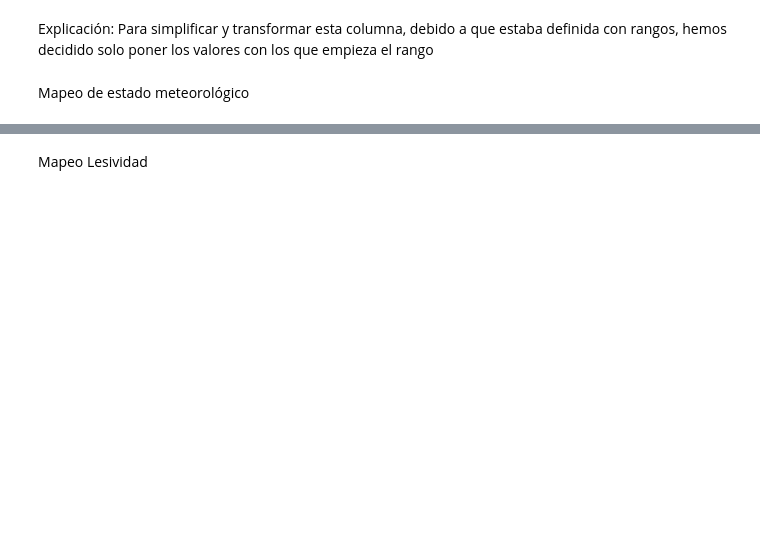
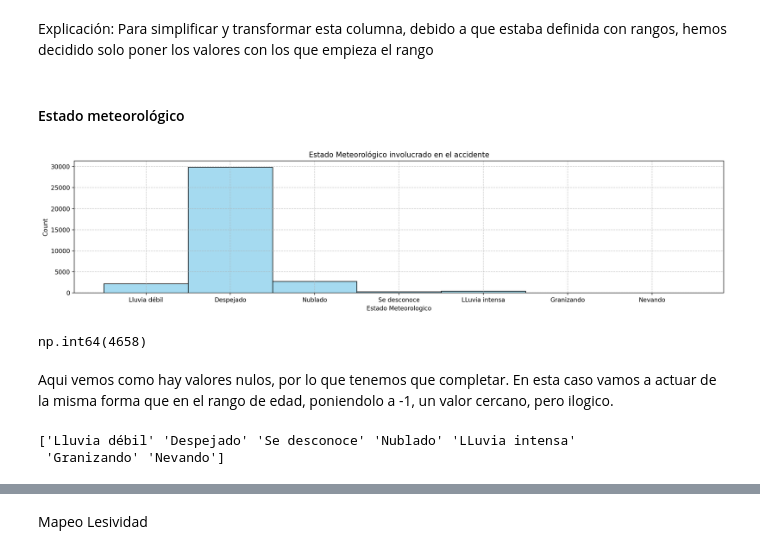
Before and after one commit to AndreesBenitoo/Practica_noSupervisado_Andres_Pedro, a Jupyter notebook: 1_jerarquico.ipynb, the cells around one changed output, grey strips where cells are left out. Saved outputs shown, nothing was run; the diff lists cells and outputs as text; code cells hidden in the pictures; blank space fills up the shorter version.

```diff
--- a/1_jerarquico.ipynb
+++ b/1_jerarquico.ipynb
@@ -314,4 +500,30 @@ print(valores_edad.sort())
 # %% [markdown]
 Explicación: Para simplificar y transformar esta columna, debido a que estaba definida con rangos, hemos decidido solo poner los valores con los que empieza el rango
-# %% [markdown]
-Mapeo de estado meteorológico
+# %% [markdown]
+#### Estado meteorológico
+# %%
+plt.figure(figsize=(16,4),dpi=200)
+sns.histplot(df['estado_meteorológico'],color='skyblue')
+plt.xlabel('Estado Meteorologico')
+plt.ylabel('Count')
+plt.title('Estado Meteorológico involucrado en el accidente')
+plt.tight_layout()
+plt.grid(linestyle='--', alpha=0.7)
+# Mostrar gráfico
+plt.show()
+# %% [output]
+[figure, added]
+# %%
+df['estado_meteorológico'].isnull().sum()
+# %% [output]
+np.int64(4658)
+# %% [markdown]
+Aqui vemos como hay valores nulos, por lo que tenemos que completar. En esta caso vamos a actuar de la misma forma que en el rango de edad, poniendolo a -1, un valor cercano, pero ilogico.
+# %%
+df = df.fillna({
+    'estado_meteorológico': 'Se desconoce'
+})
+print(df['estado_meteorológico'].unique())
+# %% [output]
+['Lluvia débil' 'Despejado' 'Se desconoce' 'Nublado' 'LLuvia intensa'
+ 'Granizando' 'Nevando']
```
Also changed, not shown: parts of 78 cells of this notebook.
